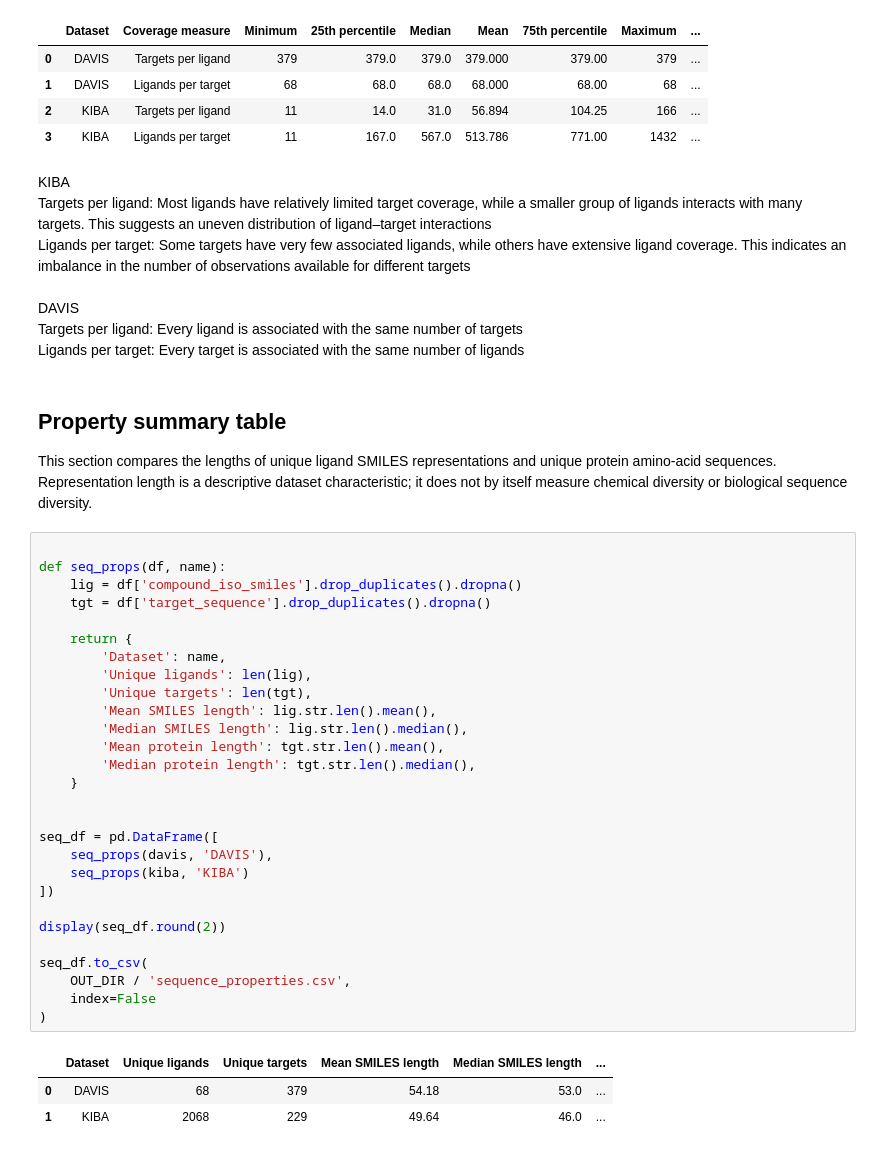
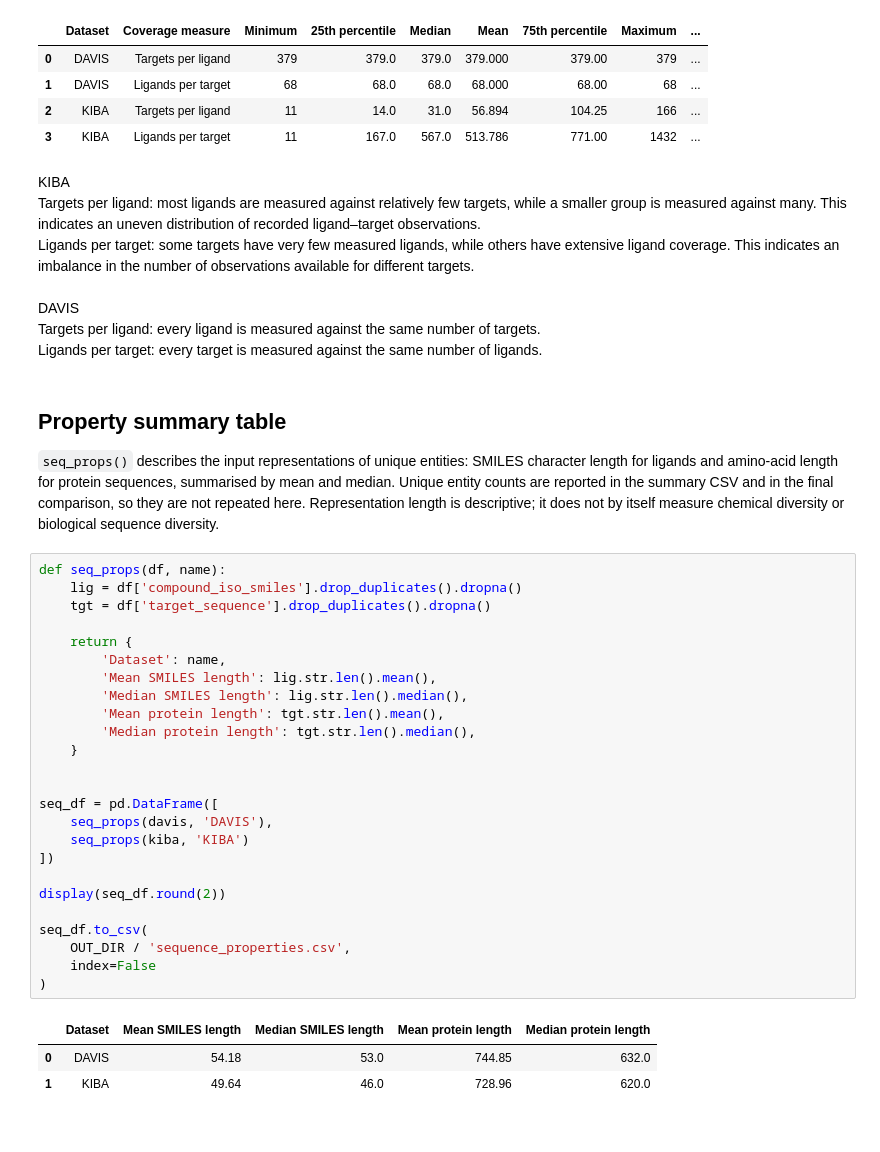
Before and after one commit to IAmGreyBunny/SC4020-Lab2, a Jupyter notebook: dataset-analysis.ipynb, the cells around one changed output. Cells and saved outputs as stored; diff of their text form.

```diff
--- a/dataset-analysis.ipynb
+++ b/dataset-analysis.ipynb
@@ -691,45 +659,42 @@ coverage_summary.to_csv(
 | 3 | KIBA | Ligands per target | 11 | 167.0 | 567.0 | 513.786 | 771.00 | 1432 | ... |
 # %% [markdown]
 KIBA
-<br> Targets per ligand: Most ligands have relatively limited target coverage, while a smaller group of ligands interacts with many targets. This suggests an uneven distribution of ligand–target interactions
-<br> Ligands per target: Some targets have very few associated ligands, while others have extensive ligand coverage. This indicates an imbalance in the number of observations available for different targets
+<br> Targets per ligand: most ligands are measured against relatively few targets, while a smaller group is measured against many. This indicates an uneven distribution of recorded ligand–target observations.
+<br> Ligands per target: some targets have very few measured ligands, while others have extensive ligand coverage. This indicates an imbalance in the number of observations available for different targets.
 <br>
 <br> DAVIS
-<br> Targets per ligand: Every ligand is associated with the same number of targets
-<br> Ligands per target: Every target is associated with the same number of ligands
+<br> Targets per ligand: every ligand is measured against the same number of targets.
+<br> Ligands per target: every target is measured against the same number of ligands.
 # %% [markdown]
 ## Property summary table
-This section compares the lengths of unique ligand SMILES representations and unique protein amino-acid sequences. Representation length is a descriptive dataset characteristic; it does not by itself measure chemical diversity or biological sequence diversity.
+`seq_props()` describes the input representations of unique entities: SMILES character length for ligands and amino-acid length for protein sequences, summarised by mean and median. Unique entity counts are reported in the summary CSV and in the final comparison, so they are not repeated here. Representation length is descriptive; it does not by itself measure chemical diversity or biological sequence diversity.
 # %%
-
 def seq_props(df, name):
     lig = df['compound_iso_smiles'].drop_duplicates().dropna()
     tgt = df['target_sequence'].drop_duplicates().dropna()
 
     return {
         'Dataset': name,
-        'Unique ligands': len(lig),
-        'Unique targets': len(tgt),
         'Mean SMILES length': lig.str.len().mean(),
         'Median SMILES length': lig.str.len().median(),
         'Mean protein length': tgt.str.len().mean(),
         'Median protein length': tgt.str.len().median(),
     }
 
 
 seq_df = pd.DataFrame([
     seq_props(davis, 'DAVIS'),
     seq_props(kiba, 'KIBA')
 ])
 
 display(seq_df.round(2))
 
 seq_df.to_csv(
     OUT_DIR / 'sequence_properties.csv',
     index=False
 )
 # %% [output]
-|  | Dataset | Unique ligands | Unique targets | Mean SMILES length | Median SMILES length | ... |
-| 0 | DAVIS | 68 | 379 | 54.18 | 53.0 | ... |
-| 1 | KIBA | 2068 | 229 | 49.64 | 46.0 | ... |
+|  | Dataset | Mean SMILES length | Median SMILES length | Mean protein length | Median protein length |
+| 0 | DAVIS | 54.18 | 53.0 | 744.85 | 632.0 |
+| 1 | KIBA | 49.64 | 46.0 | 728.96 | 620.0 |
 # %% [markdown]
```
Also changed, not shown: parts of 22 cells of this notebook, 5 other files.
